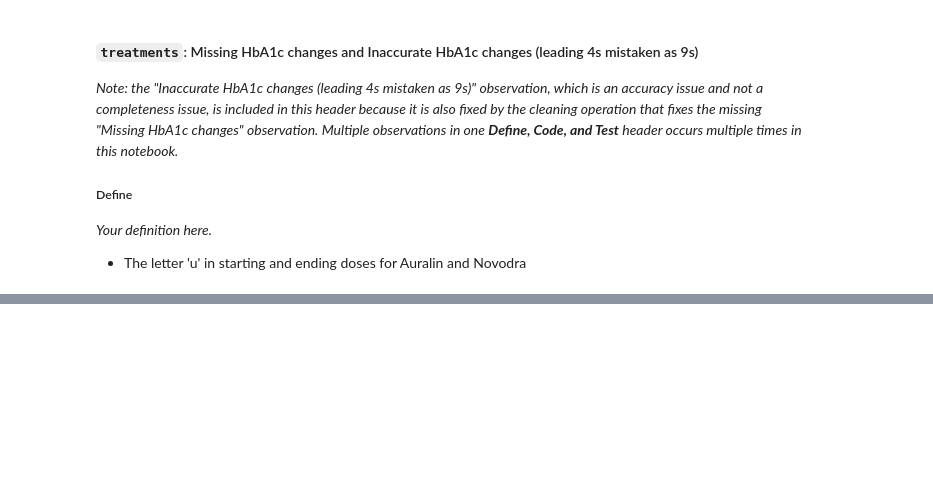
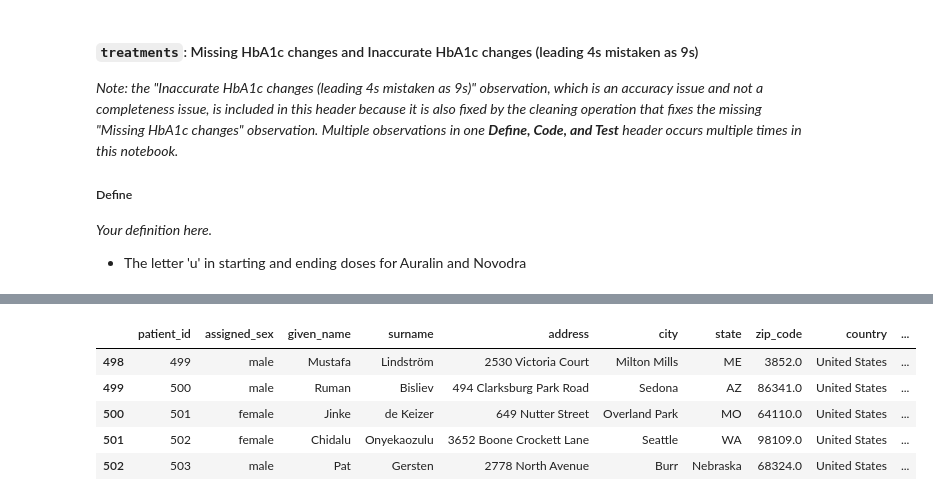
Before and after one commit to Gingercapo/Diabetes_prevalence, a Jupyter notebook: diabetes.ipynb, the cells around one changed output, grey strips where cells are left out. Cells and saved outputs as stored; diff of their text form; code cells hidden in the pictures; blank space fills up the shorter version.

```diff
--- a/diabetes.ipynb
+++ b/diabetes.ipynb
@@ -379,0 +388,17 @@ treatments_clean.tail()
+# %%
+
+#This code is to seperate the phone No and email in that is in yhe same column
+patients['phone'] = patients['contact'].str.extract(r'([+]?[0-9]+[\s+]?[\(]?[\-]?[0-9]+[\)]?[\s+]?[0-9]+[\s+]?[\-]?[0-9]+)')
+patients['e-mail'] = patients['contact'].str.extract(r'([a-zA-Z][a-zA-Z0-9._%+-]+@[a-zA-Z0-9.-]+\.[a-zA-Z]+)')
+# %%
+# Removing the contact with both email and phone number
+patients_clean = patients.drop(['contact'], axis = 1)
+# %%
+patients_clean.tail()
+# %% [output]
+|  | patient_id | assigned_sex | given_name | surname | address | city | state | zip_code | country | ... |
+| 498 | 499 | male | Mustafa | Lindström | 2530 Victoria Court | Milton Mills | ME | 3852.0 | United States | ... |
+| 499 | 500 | male | Ruman | Bisliev | 494 Clarksburg Park Road | Sedona | AZ | 86341.0 | United States | ... |
+| 500 | 501 | female | Jinke | de Keizer | 649 Nutter Street | Overland Park | MO | 64110.0 | United States | ... |
+| 501 | 502 | female | Chidalu | Onyekaozulu | 3652 Boone Crockett Lane | Seattle | WA | 98109.0 | United States | ... |
+| 502 | 503 | male | Pat | Gersten | 2778 North Avenue | Burr | Nebraska | 68324.0 | United States | ... |
```
Also changed, not shown: parts of 6 cells of this notebook.
